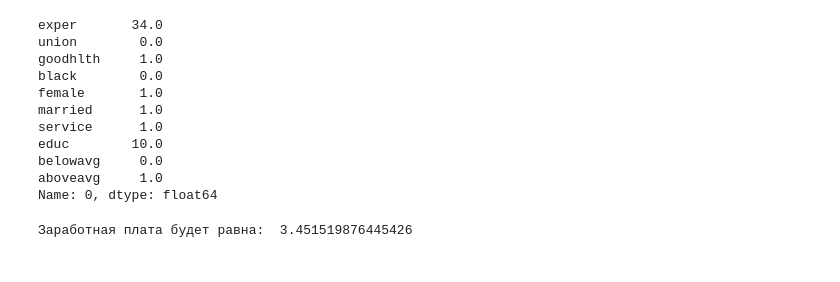
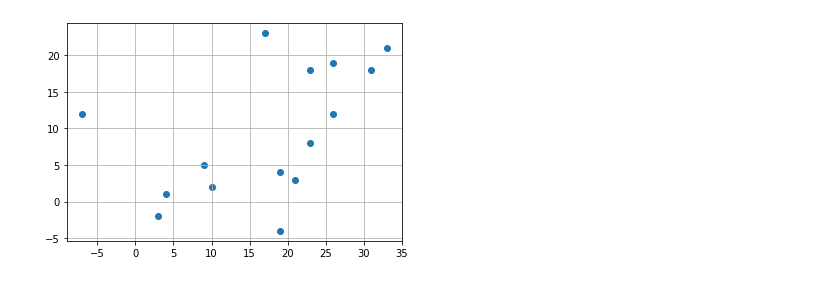
Before and after one commit to POTATOCHKA/Mephi_stat, a Jupyter notebook: seminar7/main.ipynb, the cells around one changed output. Cells and saved outputs as stored; diff of their text form; code cells hidden in the pictures.

```diff
--- a/seminar7/main.ipynb
+++ b/seminar7/main.ipynb
@@ -121,2 +43,0 @@ data[data['wage'] > 70]
-# %%
-data = data[data['wage'] < 70]
@@ -141,4 +43,0 @@ Name: looks, dtype: int64
-# %%
-data['belowavg'] = data['looks'].apply(lambda x: 1 if x < 3 else 0)
-data['aboveavg'] = data['looks'].apply(lambda x: 1 if x > 3 else 0)
-data.drop('looks', axis=1, inplace=True)
@@ -497,4 +43,0 @@ print(f'Гомоскедастичность: {het_breuschpagan(m4fitted.resid,
-# %%
-plt.rc("figure", figsize=(16,8))
-plot_leverage_resid2(m4fitted)
-plt.show()
@@ -554,17 +43,0 @@ data.head(1)
-# %%
-point = data.iloc[0,1:]
-point['exper'] = 34
-point['educ'] = 10
-point
-# %% [output]
-exper       34.0
-union        0.0
-goodhlth     1.0
-black        0.0
-female       1.0
-married      1.0
-service      1.0
-educ        10.0
-belowavg     0.0
-aboveavg     1.0
-Name: 0, dtype: float64
@@ -580,4 +44,11 @@ wage_predicted = np.exp(logwage_predicted)
-# %%
-print("Заработная плата будет равна: ", wage_predicted.values[0])
-# %% [output]
-Заработная плата будет равна:  3.451519876445426
+# %%
+DP1 = data["СистДо"] - data["СистПосл"]
+DP2 = data["ДиасДо"] - data["ДиасПосл"]
+# %%
+# посмотрим на данные
+
+plt.scatter(DP1, DP2)
+plt.grid()
+plt.show()
+# %% [output]
+[figure, added]
```
Also changed, not shown: parts of 120 cells of this notebook, 38 other files.
